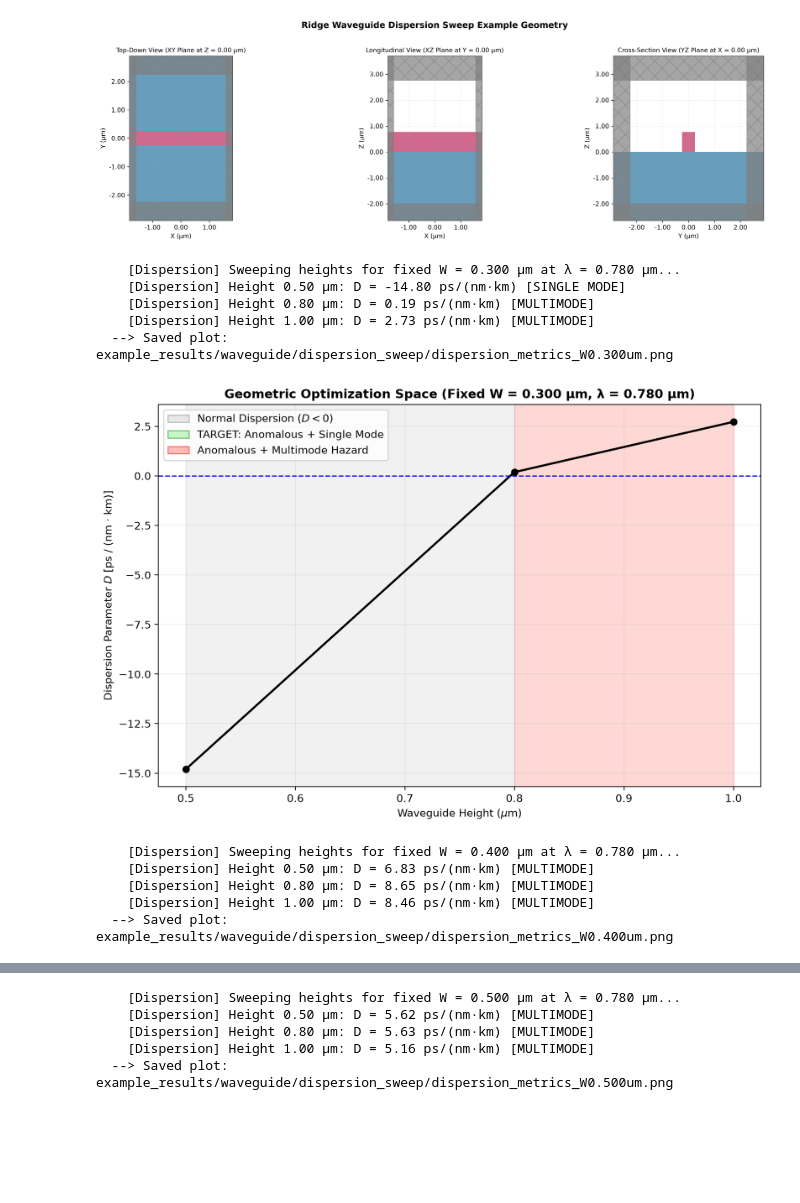
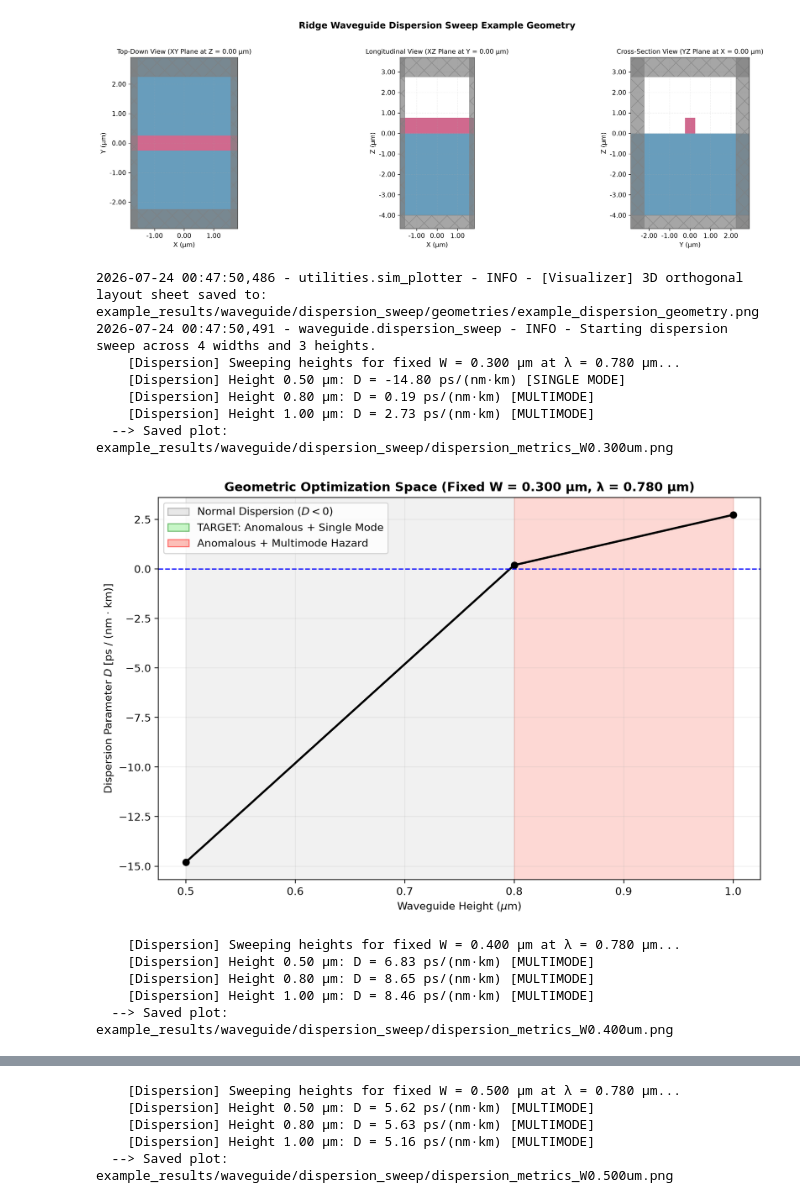
Before and after one commit to loqm/tarang, a Jupyter notebook: waveguide_example.ipynb, the cells around one changed output, grey strips where cells are left out. Drawn from its saved outputs; the diff is of its cells as text; code cells hidden in the pictures; blank space fills up the shorter version.

```diff
--- a/waveguide_example.ipynb
+++ b/waveguide_example.ipynb
@@ -195,7 +270,7 @@ waveguide.dispersion_in_geometry(
     output_dir_name = "example_results/waveguide/dispersion_sweep/",
 
     wavelength_um   = target_wavelength_um,
-    substrate_height= 4.0   # Height of the substrate aka the BOX (in microns)
+    substrate_height= 4.0,   # Height of the substrate aka the BOX (in microns)
 
     preview_geometry = True, # Display a preview of the geometry
     display_results = True  # Display the figures (in addition to saving them)
@@ -204,19 +282,21 @@ waveguide.dispersion_in_geometry(
-[figure, old version]
+[figure, new version]
-    [Dispersion] Sweeping heights for fixed W = 0.300 μm at λ = 0.780 μm...
-    [Dispersion] Height 0.50 μm: D = -14.80 ps/(nm·km) [SINGLE MODE]
-    [Dispersion] Height 0.80 μm: D = 0.19 ps/(nm·km) [MULTIMODE]
-    [Dispersion] Height 1.00 μm: D = 2.73 ps/(nm·km) [MULTIMODE]
-  --> Saved plot: example_results/waveguide/dispersion_sweep/dispersion_metrics_W0.300um.png
+2026-07-24 00:47:50,486 - utilities.sim_plotter - INFO - [Visualizer] 3D orthogonal layout sheet saved to: example_results/waveguide/dispersion_sweep/geometries/example_dispersion_geometry.png
+2026-07-24 00:47:50,491 - waveguide.dispersion_sweep - INFO - Starting dispersion sweep across 4 widths and 3 heights.
+    [Dispersion] Sweeping heights for fixed W = 0.300 μm at λ = 0.780 μm...
+    [Dispersion] Height 0.50 μm: D = -14.80 ps/(nm·km) [SINGLE MODE]
+    [Dispersion] Height 0.80 μm: D = 0.19 ps/(nm·km) [MULTIMODE]
+    [Dispersion] Height 1.00 μm: D = 2.73 ps/(nm·km) [MULTIMODE]
+  --> Saved plot: example_results/waveguide/dispersion_sweep/dispersion_metrics_W0.300um.png
 [figure]
-    [Dispersion] Sweeping heights for fixed W = 0.400 μm at λ = 0.780 μm...
-    [Dispersion] Height 0.50 μm: D = 6.83 ps/(nm·km) [MULTIMODE]
-    [Dispersion] Height 0.80 μm: D = 8.65 ps/(nm·km) [MULTIMODE]
-    [Dispersion] Height 1.00 μm: D = 8.46 ps/(nm·km) [MULTIMODE]
-  --> Saved plot: example_results/waveguide/dispersion_sweep/dispersion_metrics_W0.400um.png
+    [Dispersion] Sweeping heights for fixed W = 0.400 μm at λ = 0.780 μm...
+    [Dispersion] Height 0.50 μm: D = 6.83 ps/(nm·km) [MULTIMODE]
+    [Dispersion] Height 0.80 μm: D = 8.65 ps/(nm·km) [MULTIMODE]
+    [Dispersion] Height 1.00 μm: D = 8.46 ps/(nm·km) [MULTIMODE]
+  --> Saved plot: example_results/waveguide/dispersion_sweep/dispersion_metrics_W0.400um.png
 [figure]
-    [Dispersion] Sweeping heights for fixed W = 0.500 μm at λ = 0.780 μm...
-    [Dispersion] Height 0.50 μm: D = 5.62 ps/(nm·km) [MULTIMODE]
-    [Dispersion] Height 0.80 μm: D = 5.63 ps/(nm·km) [MULTIMODE]
-    [Dispersion] Height 1.00 μm: D = 5.16 ps/(nm·km) [MULTIMODE]
-  --> Saved plot: example_results/waveguide/dispersion_sweep/dispersion_metrics_W0.500um.png
+    [Dispersion] Sweeping heights for fixed W = 0.500 μm at λ = 0.780 μm...
+    [Dispersion] Height 0.50 μm: D = 5.62 ps/(nm·km) [MULTIMODE]
+    [Dispersion] Height 0.80 μm: D = 5.63 ps/(nm·km) [MULTIMODE]
+    [Dispersion] Height 1.00 μm: D = 5.16 ps/(nm·km) [MULTIMODE]
+  --> Saved plot: example_results/waveguide/dispersion_sweep/dispersion_metrics_W0.500um.png
 [figure]
```
Also changed, not shown: parts of 8 cells of this notebook, 1 other file.
